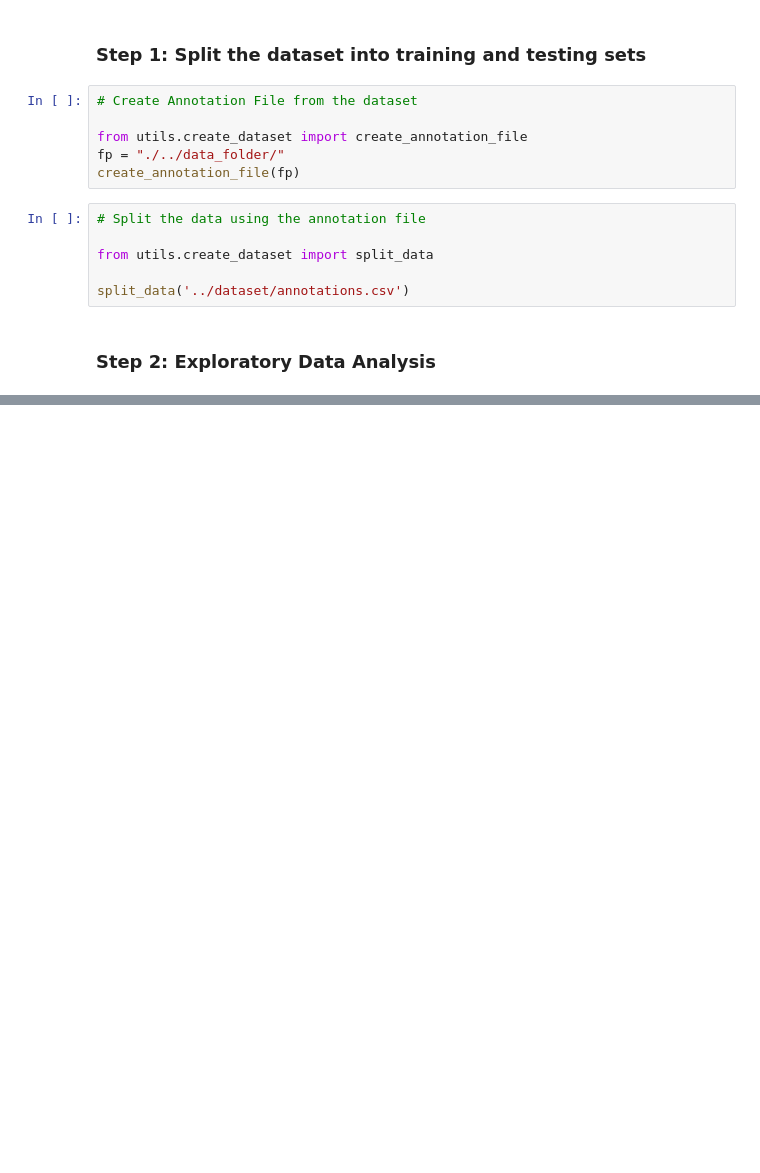
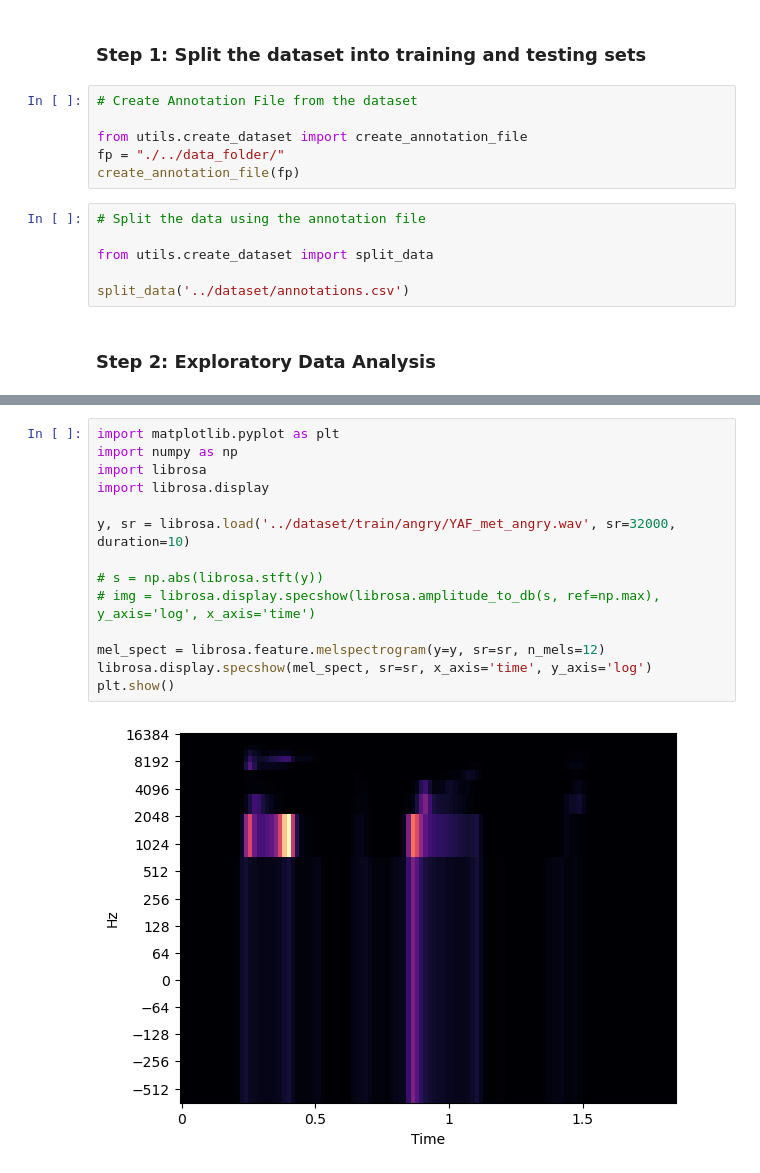
Before and after one commit to kanielv/MML, a Jupyter notebook: Assignment3/src/assignment3.ipynb, the cells around one changed output, grey strips where cells are left out. Saved outputs shown, nothing was run; the diff lists cells and outputs as text; blank space fills up the shorter version.

```diff
--- a/Assignment3/src/assignment3.ipynb
+++ b/Assignment3/src/assignment3.ipynb
@@ -40,0 +63,16 @@ fig = plot_waveform(sample_path, sample_name)
+# %%
+import matplotlib.pyplot as plt
+import numpy as np
+import librosa
+import librosa.display
+
+y, sr = librosa.load('../dataset/train/angry/YAF_met_angry.wav', sr=32000, duration=10)
+
+# s = np.abs(librosa.stft(y))
+# img = librosa.display.specshow(librosa.amplitude_to_db(s, ref=np.max), y_axis='log', x_axis='time')
+
+mel_spect = librosa.feature.melspectrogram(y=y, sr=sr, n_mels=12)
+librosa.display.specshow(mel_spect, sr=sr, x_axis='time', y_axis='log')
+plt.show()
+# %% [output]
+[figure, added]
```
Also changed, not shown: parts of 11 cells of this notebook, 2 other files.
